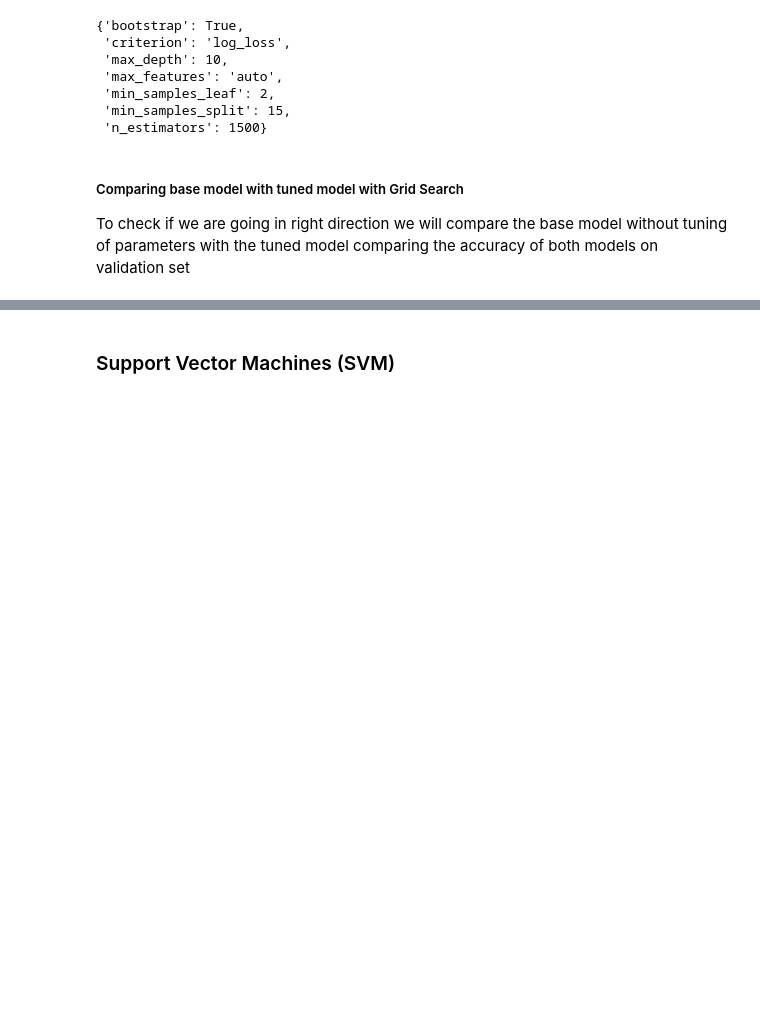
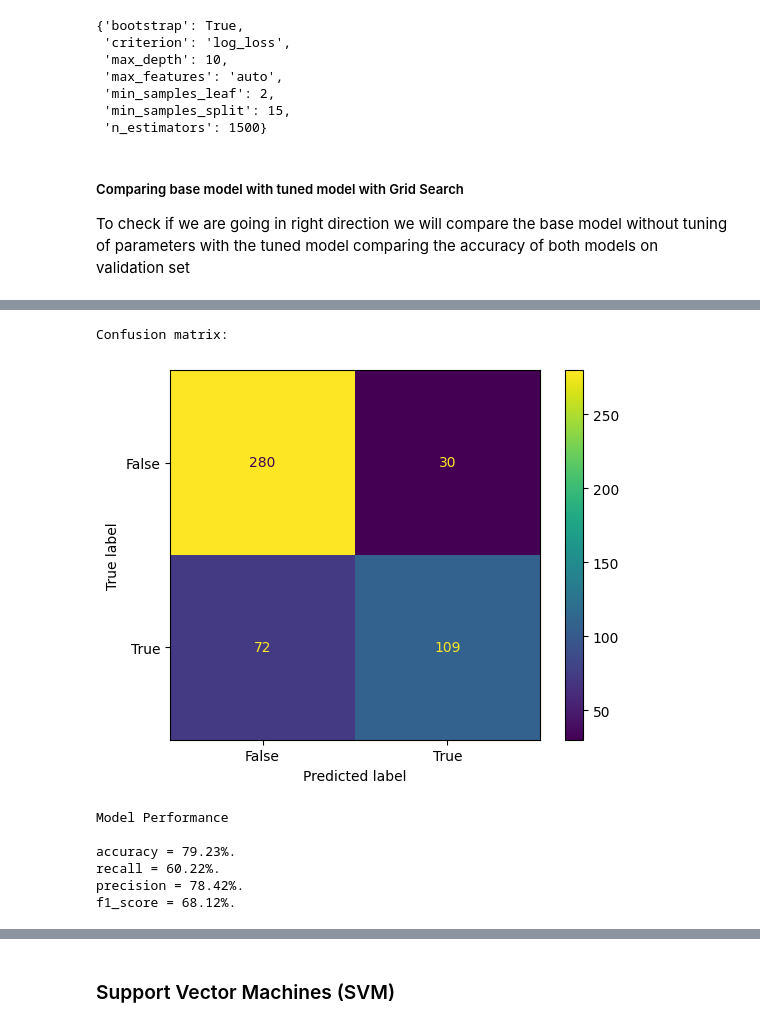
Before and after one commit to opon13/Drinking-water-potability-analysis-in-Python, a Jupyter notebook: Model-building phase.ipynb, the cells around one changed output, grey strips where cells are left out. Drawn from its saved outputs; the diff is of its cells as text; code cells hidden in the pictures; blank space fills up the shorter version.

```diff
--- a/Model-building phase.ipynb
+++ b/Model-building phase.ipynb
@@ -337,0 +454,18 @@ Improvement of 0.51%. tuned model with grid search respect tuned model with rand
+# %%
+# Training tuned model
+gb_random =  GradientBoostingClassifier(loss='exponential',max_depth=20,max_features='sqrt',
+                                      min_samples_leaf=1,min_samples_split=2,n_estimators=1600,
+                                      learning_rate=0.01,criterion='friedman_mse',
+                                      random_state=random_seed)
+gb_random.fit(X_train100,y_train100)
+#Computing the tuned model accuracy
+gb_random_accuracy = evaluate(gb_random, X_val100, y_val100,conf_matrix=True)
+# %% [output]
+Confusion matrix:
+[figure, added]
+Model Performance
+
+accuracy = 79.23%.
+recall = 60.22%.
+precision = 78.42%.
+f1_score = 68.12%.
```
Also changed, not shown: parts of 38 cells of this notebook.
